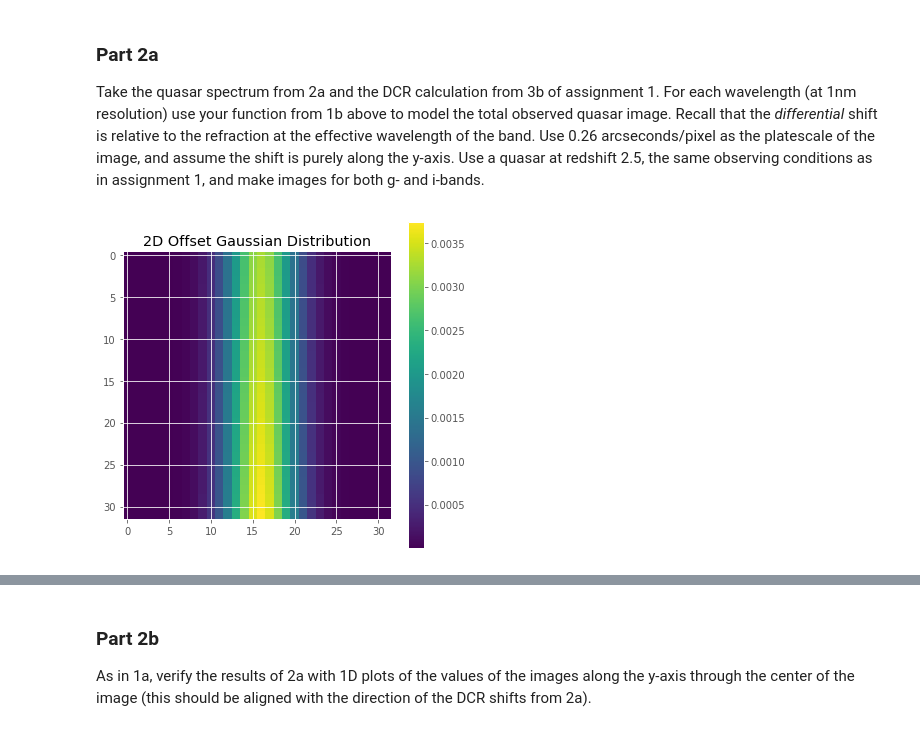
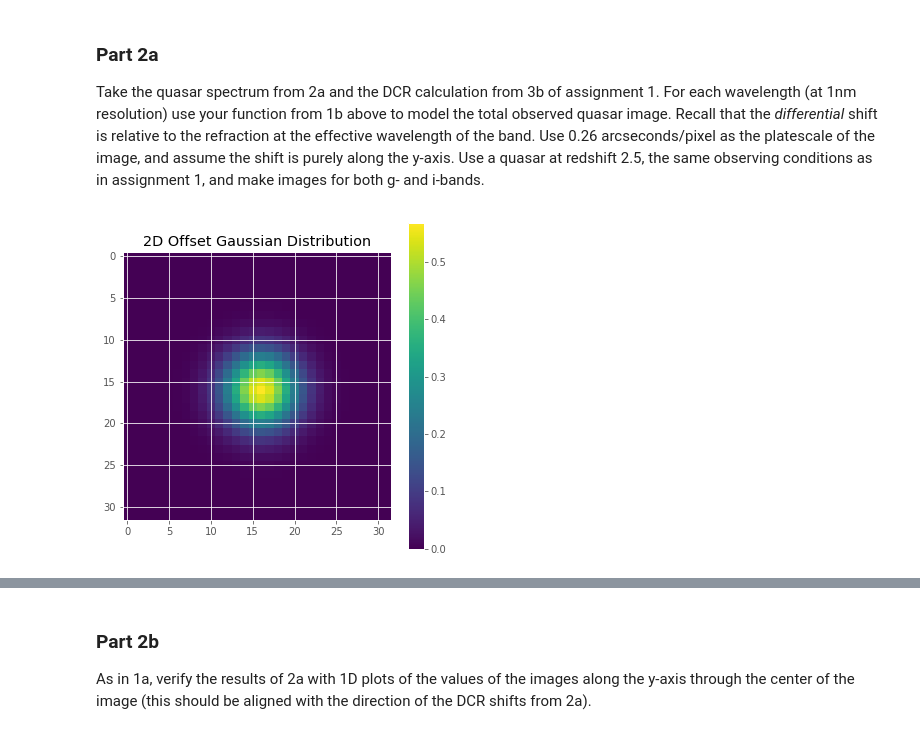
Before and after one commit to abudlong/Astro499, a Jupyter notebook: A499_Winter22_Assignment2.ipynb, the cells around one changed output, grey strips where cells are left out. Drawn from its saved outputs; the diff is of its cells as text; code cells hidden in the pictures.

```diff
--- a/A499_Winter22_Assignment2.ipynb
+++ b/A499_Winter22_Assignment2.ipynb
@@ -446,20 +109,0 @@ print(np.sum(iband_throughput[subband_i_3]))
-# %%
-# Plot of expected flux over high-resolution spectra
-
-# Redshift of z = 0.0
-fig, ax = plt.subplots(1,1, figsize = (24,6))
-
-# High-resolution spectra
-interpolate = np.interp(wavelength_nm, iband_wavelength[0:7755], iband_throughput[0:7755])
-ax.plot(wavelength_nm, relative_fluxdensity * interpolate, label = 'high-resolution spectra');
-ax.set_xlabel('Wavelength (nm)', fontstyle = 'italic', color = 'k', fontsize = 16)
-ax.set_ylabel('Flux', fontstyle = 'italic', color = 'k', fontsize = 16)
-ax.set_title('I-Band Wavelength vs. Flux for z=0.0', color = 'k', fontsize = 16)
-
-# Plot of total flux in sub-bands
-ax.plot(iwavelength_bounds[0], f1_i / np.sum(iband_wavelength[subband_i_1]), label = 'total flux for sub-band 1')
-ax.plot(iwavelength_bounds[1], f2_i / np.sum(iband_wavelength[subband_i_2]), label = 'total flux for sub-band 2')
-ax.plot(iband_wavelength[7755],f3_i / np.sum(iband_wavelength[subband_i_3]), label = 'total flux for sub-band 3')
-
-ax.set_xlim(670, 840);
-ax.legend(loc = 0, shadow = True);
@@ -582,12 +181,13 @@ def offset_2dgaussian(fwhm, flux, xoffset, yoffset, xcenter, ycenter):
 
 Take the quasar spectrum from 2a and the DCR calculation from 3b of assignment 1. For each wavelength (at 1nm resolution) use your function from 1b above to model the total observed quasar image. Recall that the *differential* shift is relative to the refraction at the effective wavelength of the band. Use 0.26 arcseconds/pixel as the platescale of the image, and assume the shift is purely along the y-axis. Use a quasar at redshift 2.5, the same observing conditions as in assignment 1, and make images for both g- and i-bands.
 # %%
-# need shift and scale
-# can go back and make everything sum to 1
+# ensure each wavelength passed through has a non-zero value
+# yoffset - needs to be between -2 to 2
 
-def totalImage(band_wavelength, band_throughput, observed_spectra, relative_fluxdensity, WeightedWavelength, p_s, temperature, p_w, latitude, altitude, zin, fwhm, xoffset, yoffset, xcenter, ycenter):
+def totalImage(band_wavelength, band_throughput, observed_spectra, relative_fluxdensity, WeightedWavelength, p_s, temperature, p_w, latitude, altitude, zin, fwhm, xcenter, ycenter):
     image_comp = np.zeros((32, 32)) # float by default
     refractionindex_eff = atm_refraction(WeightedWavelength, p_s, temperature, p_w, latitude, altitude, zin)
+    yoffset_value = []
     for w in band_wavelength:
 
         # calculate flux - 2a
@@ -596,22 +196,22 @@ def totalImage(band_wavelength, band_throughput, observed_spectra, relative_flux
 
         # dcr shift - 3b
         refraction = atm_refraction(w, p_s, temperature, p_w, latitude, altitude, zin)
-        yoffset = (refraction - refractionindex_eff) * rad2arcsec.value/0.26
+        yoffset = (refraction - refractionindex_eff) /0.26 #* rad2arcsec.value/0.26
+        yoffset_value.append(yoffset)
         xoffset = 0/0.26 # shift purely in the y-direction
 
         # creating gaussian
         newgaussian = offset_2dgaussian(fwhm, relative_fluxdensity, xoffset, yoffset, xcenter, ycenter)
         image_comp += newgaussian.value
-        #image_comp += qΩft4
-
 
     fig, ax = plt.subplots(1, 1, figsize = (6, 6))
     im = ax.imshow(image_comp)
     fig.colorbar(im, orientation = 'vertical')
     ax.set_title('2D Offset Gaussian Distribution');
+
+    return yoffset_value, image_comp
 # %%
 # G-Band Image
-gimage = totalImage(gband_wavelength, gband_throughput, spectra_obs[4], relative_fluxdensity, gWeightedWavelength, p_s, temperature, p_w, latitude, altitude, zin, 0.8, 0, 0.1, 16, 16)
-gimage
+gimage, gdistribution = totalImage(gband_wavelength, gband_throughput, spectra_obs[4], relative_fluxdensity, gWeightedWavelength, p_s, temperature, p_w, latitude, altitude, zin, 0.8, 16, 16)
 # %% [output]
-[figure, old version]
+[figure, new version]
```
Also changed, not shown: parts of 72 cells of this notebook.
